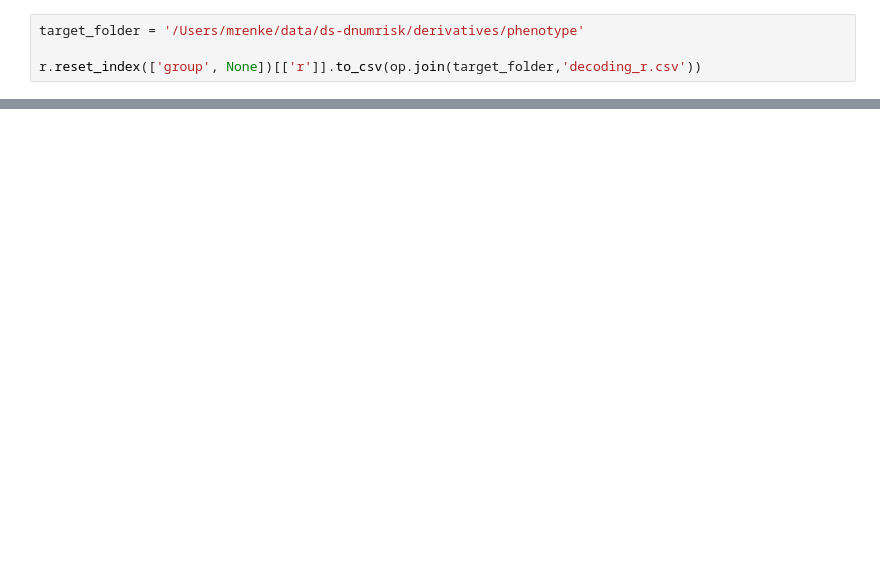
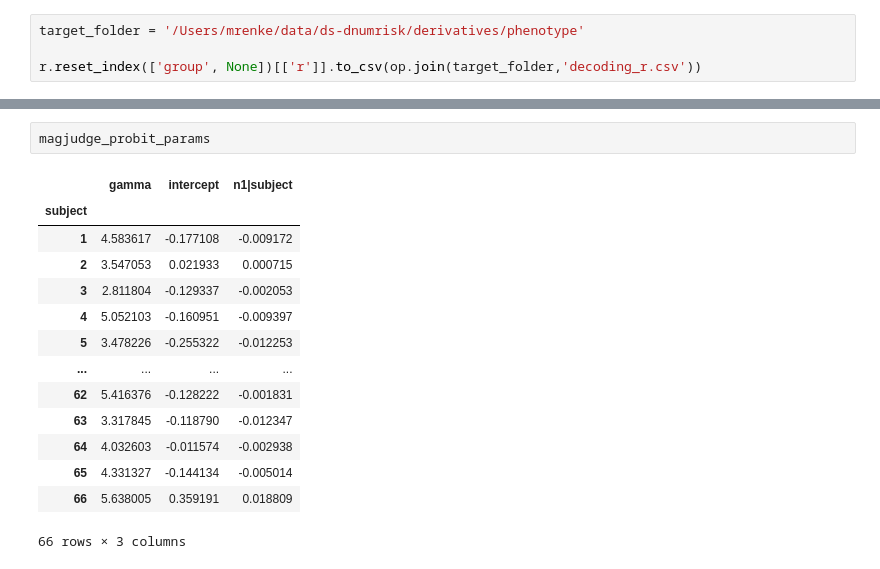
Before and after one commit to mrenke/numrisk, a Jupyter notebook: numrisk/neural_general/ana_default-decoding-results.ipynb, the cells around one changed output, grey strips where cells are left out. Saved outputs shown, nothing was run; the diff lists cells and outputs as text; blank space fills up the shorter version.

```diff
--- a/numrisk/neural_general/ana_default-decoding-results.ipynb
+++ b/numrisk/neural_general/ana_default-decoding-results.ipynb
@@ -85,0 +101,17 @@ fig.set(title=f'r={r_}, p= {p}')
+# %%
+magjudge_probit_params
+# %% [output]
+|  | gamma | intercept | n1|subject |
+| subject |  |  |  |
+| 1 | 4.583617 | -0.177108 | -0.009172 |
+| 2 | 3.547053 | 0.021933 | 0.000715 |
+| 3 | 2.811804 | -0.129337 | -0.002053 |
+| 4 | 5.052103 | -0.160951 | -0.009397 |
+| 5 | 3.478226 | -0.255322 | -0.012253 |
+| ... | ... | ... | ... |
+| 62 | 5.416376 | -0.128222 | -0.001831 |
+| 63 | 3.317845 | -0.118790 | -0.012347 |
+| 64 | 4.032603 | -0.011574 | -0.002938 |
+| 65 | 4.331327 | -0.144134 | -0.005014 |
+| 66 | 5.638005 | 0.359191 | 0.018809 |
+66 rows × 3 columns
```
Also changed, not shown: parts of 7 cells of this notebook.
